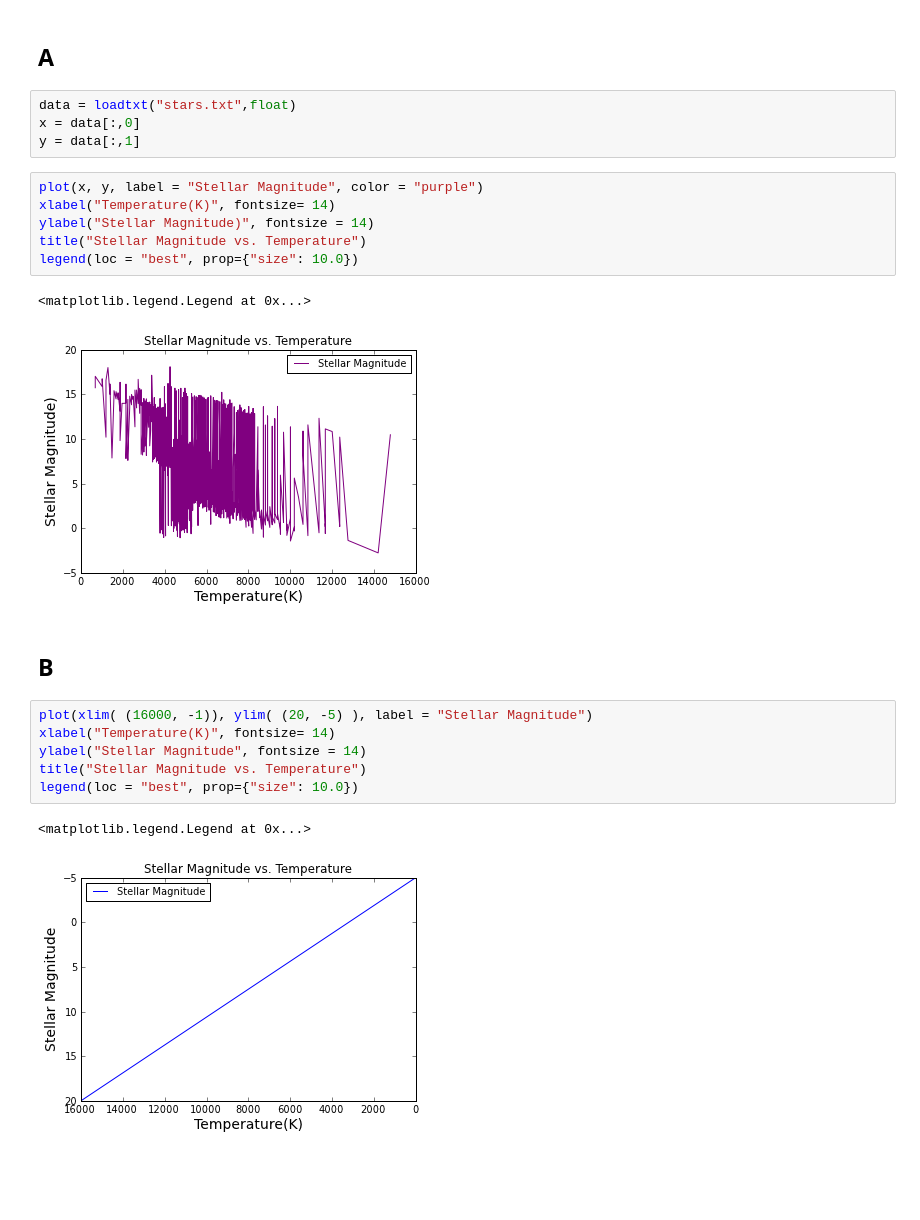
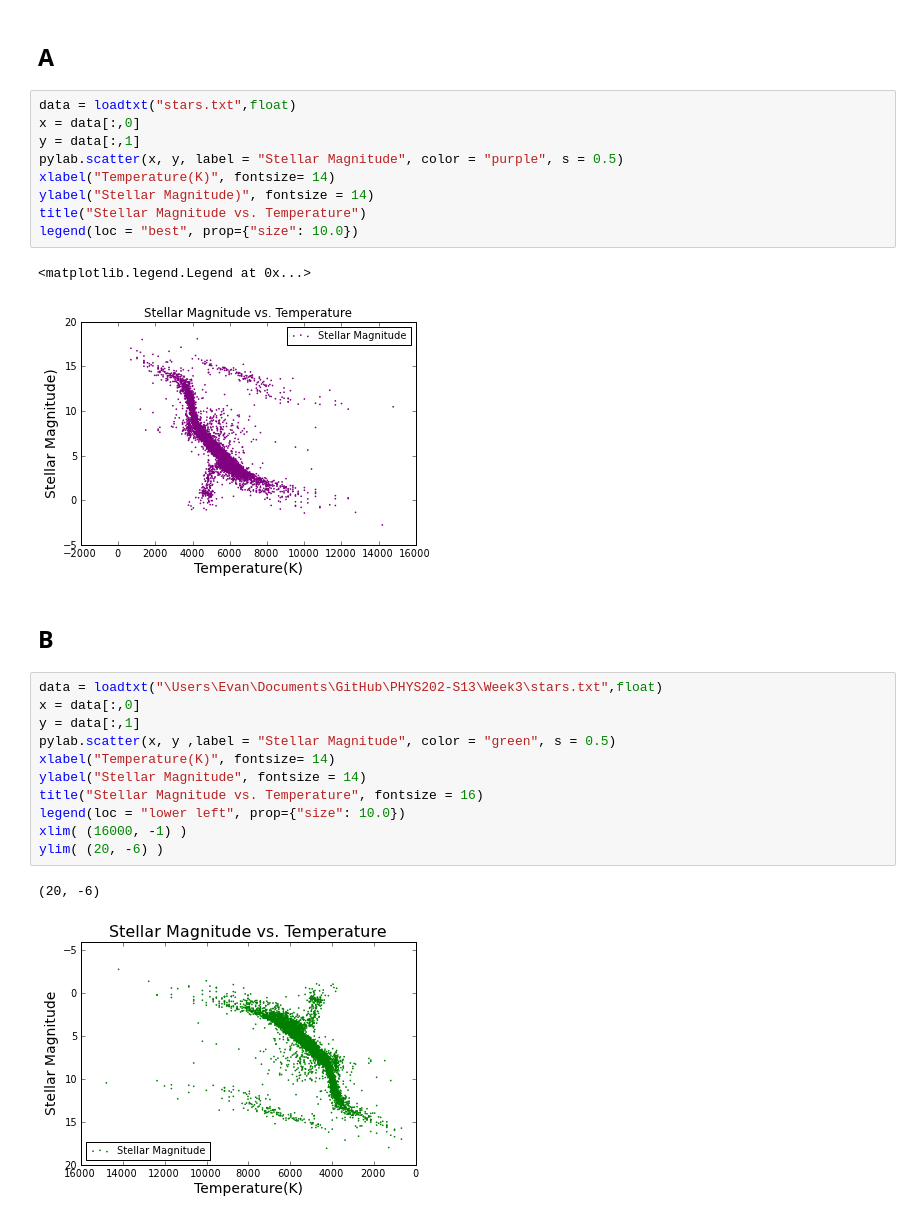
Before and after one commit to ewjohnst/PHYS202-S13, a Jupyter notebook: Week3/GraphicsEx2.ipynb, the cells around one changed output. Saved outputs shown, nothing was run; the diff lists cells and outputs as text; blank space fills up the shorter version.

```diff
--- a/Week3/GraphicsEx2.ipynb
+++ b/Week3/GraphicsEx2.ipynb
@@ -139,28 +139,32 @@ Number 4
 # %% [markdown]
 A
 -
-# %%
-data = loadtxt("stars.txt",float)
-x = data[:,0]
-y = data[:,1]
 # %%
-plot(x, y, label = "Stellar Magnitude", color = "purple")
+data = loadtxt("stars.txt",float)
+x = data[:,0]
+y = data[:,1]
+pylab.scatter(x, y, label = "Stellar Magnitude", color = "purple", s = 0.5)
 xlabel("Temperature(K)", fontsize= 14)
 ylabel("Stellar Magnitude)", fontsize = 14)
 title("Stellar Magnitude vs. Temperature")
 legend(loc = "best", prop={"size": 10.0})
 # %% [output]
 <matplotlib.legend.Legend at 0x...>
-[figure, old version]
+[figure, new version]
 # %% [markdown]
 B
 -
 # %%
-plot(xlim( (16000, -1)), ylim( (20, -5) ), label = "Stellar Magnitude")
+data = loadtxt("\Users\Evan\Documents\GitHub\PHYS202-S13\Week3\stars.txt",float)
+x = data[:,0]
+y = data[:,1]
+pylab.scatter(x, y ,label = "Stellar Magnitude", color = "green", s = 0.5)
 xlabel("Temperature(K)", fontsize= 14)
 ylabel("Stellar Magnitude", fontsize = 14)
-title("Stellar Magnitude vs. Temperature")
-legend(loc = "best", prop={"size": 10.0})
+title("Stellar Magnitude vs. Temperature", fontsize = 16)
+legend(loc = "lower left", prop={"size": 10.0})
+xlim( (16000, -1) )
+ylim( (20, -6) )
 # %% [output]
-<matplotlib.legend.Legend at 0x...>
+(20, -6)
-[figure, old version]
+[figure, new version]
```
Also changed, not shown: parts of 2 cells of this notebook, 2 other files.
